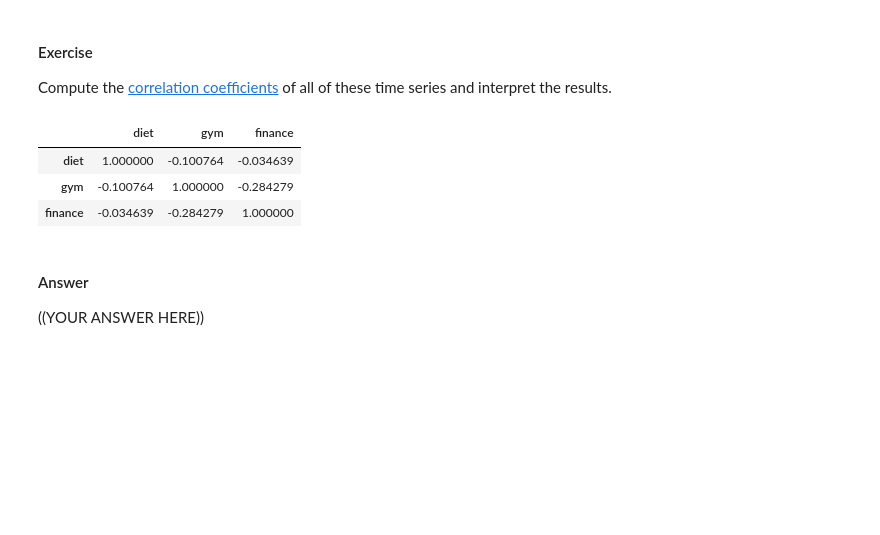
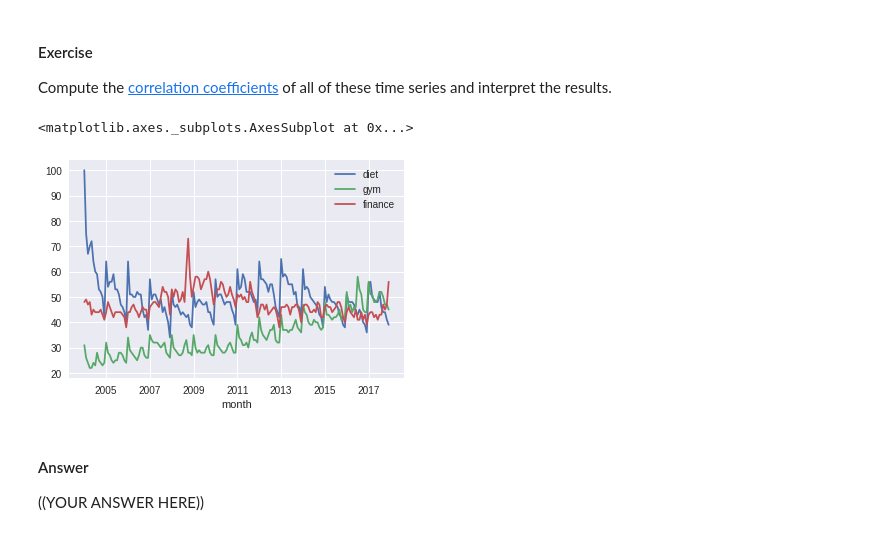
Before and after one commit to nakabox/Week2_public, a Jupyter notebook: 01_TimeSeries_Exercise1.ipynb, the cells around one changed output. Cells and saved outputs as stored; diff of their text form; code cells hidden in the pictures; blank space fills up the shorter version.

```diff
--- a/01_TimeSeries_Exercise1.ipynb
+++ b/01_TimeSeries_Exercise1.ipynb
@@ -147,11 +147,10 @@ Compute the [correlation coefficients](https://pandas.pydata.org/pandas-docs/sta
 # %%
 ## YOUR CODE HERE
 df.corr()
+df.plot()
 # %% [output]
-|  | diet | gym | finance |
-| diet | 1.000000 | -0.100764 | -0.034639 |
-| gym | -0.100764 | 1.000000 | -0.284279 |
-| finance | -0.034639 | -0.284279 | 1.000000 |
+<matplotlib.axes._subplots.AxesSubplot at 0x...>
+[figure, added]
 # %% [markdown]
 #### Answer
 
```
Also changed, not shown: parts of 5 cells of this notebook.
